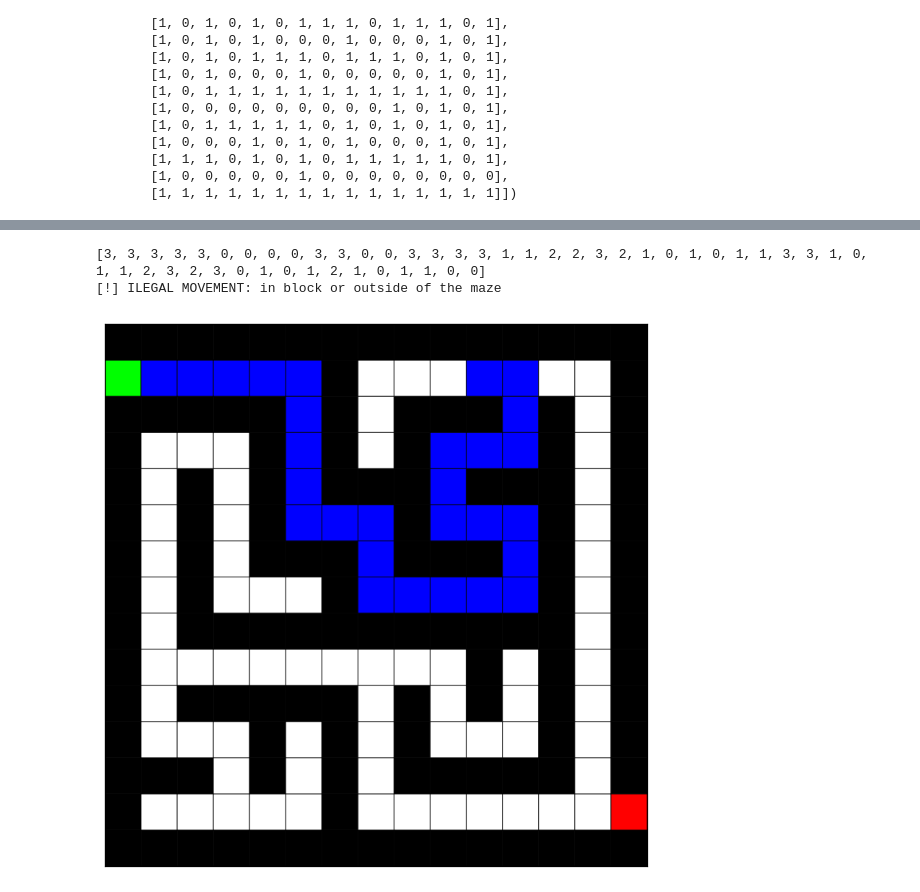
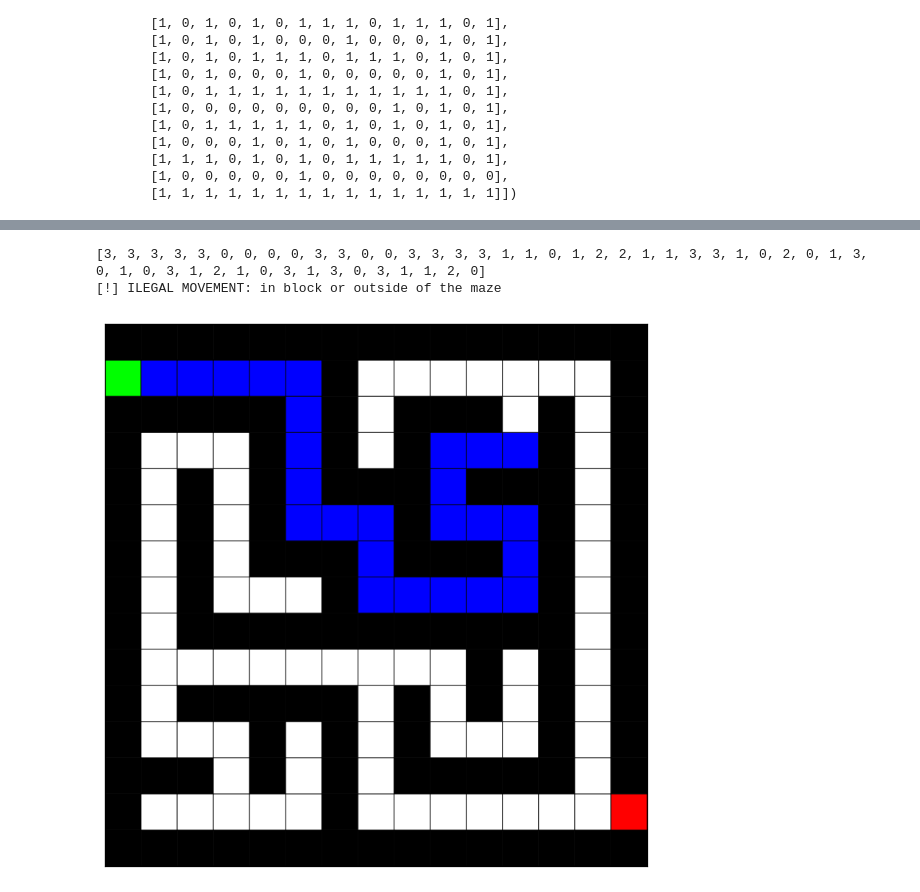
Before and after one commit to j4vierb/mos-labs, a Jupyter notebook: labs/lab6/entrega.ipynb, the cells around one changed output, grey strips where cells are left out. Drawn from its saved outputs; the diff is of its cells as text; code cells hidden in the pictures.

```diff
--- a/labs/lab6/entrega.ipynb
+++ b/labs/lab6/entrega.ipynb
@@ -73,7 +73,7 @@ def generate_population(size, genome_length):
           2: izquierda, 3: derecha).
     """
     population = []
-    c = {
+    opposite = {
         1: 0,
         0: 1,
         2: 3,
@@ -81,9 +81,12 @@ def generate_population(size, genome_length):
     }
     for _ in range(size):
         individual = [random.randint(0, 3) for _ in range(genome_length)]
+        # generates individuals without backtracking
         for i in range(1, len(individual)):
-            if individual[i-1] == c[individual[i]]:
-                if c[individual[i]] in [0, 1]:
+            gen = individual[i]
+            last_gen = individual[i-1]
+            if last_gen == opposite[gen]:
+                if opposite[gen] in [0, 1]:
                     individual[i] = random.randint(2,3)
                 else:
                     individual[i] = random.randint(0,1)
@@ -159,13 +167,13 @@ def reward(individual, maze, start, end):
 # %%
-def select(population, fitnesses):
-    num_items = math.ceil(len(population)*0.02)
+def select(population, fitnesses, elitism):
+    num_items = math.ceil(len(population)*elitism)
     elements = list(zip(population, fitnesses))
     sorted_population = sorted(elements, key=lambda x: x[1], reverse=True)
     return [sorted_population[i][0] for i in range(num_items)]
 # %%
 def crossover(parent1, parent2):
     genome_length = len(parent1)
-    crossover_point = random.randint(1, genome_length - 1)
+    crossover_point = math.ceil(genome_length * 0.55)
 
     child1 = parent1[:crossover_point] + parent2[crossover_point:]
     child2 = parent2[:crossover_point] + parent1[crossover_point:]
@@ -185,15 +193,23 @@ def mutate(individual, mutation_rate):
           Puede ser idéntico al original si no ocurren mutaciones.
     """
     genome_length = len(individual)
+    opposite = {
+        0: 1, 1: 0, 2: 3, 3: 2
+    }
 
     for i in range(genome_length):
-        if random.random() < mutation_rate:
-            new_gene = random.randint(0, 3)
-            individual[i] = new_gene
+        gen = individual[i]
+        # evit mutate with backtracking solutions
+        if random.random() <= mutation_rate:
+            if i > 0 and gen == opposite.get(individual[i-1]):
+                individual[i] = random.randint(2,3) if gen in [0, 1] else random.randint(0,1)
+            else:
+                individual[i] = random.randint(0, 3)
+
     return individual
 
 def get_10_best_fitnesses(population, maze, origin, goal):
     rewards = [reward(individual, maze, origin, goal) for individual in population]
     population_with_rewards = zip(population, rewards)
     sorted_population = sorted(population_with_rewards, key=lambda x: x[1], reverse=True)
-    return [rew for pop, rew in sorted_population][:10], [pop for pop, rew in sorted_population][:10]
+    return [rew for pop, rew in sorted_population][:5], [pop for pop, rew in sorted_population][:5]
@@ -307,5 +332,5 @@ Epoch 300
 # %%
-def display_maze_with_path(maze, individual=None, start=None, end=None, title_suffix=""):
+def display_maze_with_path(maze, individual, start, end):
   """
   Muestra el laberinto y opcionalmente superpone un camino de solución.
 
@@ -350,36 +375,36 @@ def display_maze_with_path(maze, individual=None, start=None, end=None, title_su
 
         if end is not None and (current_row, current_col) == end:
             print("[!] ILEGAL MOVEMENT: end reached")
             break
             #return
 
   path_cells_to_mark = [p for p in path_coords if p != start and p != end]
   for r, c in path_cells_to_mark:
       maze_display[r, c] = 2 # 2 representa el camino de la solución (azul)
 
   # Marcar el inicio con el valor 3 (verde lima)
   if start is not None and 0 <= start[0] < rows and 0 <= start[1] < cols:
       maze_display[start[0], start[1]] = 3
 
   # Marcar el fin con el valor 4 (rojo)
   if end is not None and 0 <= end[0] < rows and 0 <= end[1] < cols:
       maze_display[end[0], end[1]] = 4
 
   plt.figure(figsize=(8, 8))
   norm = plt.cm.colors.BoundaryNorm(np.arange(-0.5, 5.5, 1), cmap.N)
   plt.pcolor(maze_display[::-1], cmap=cmap, edgecolors='k', linewidths=0.5, norm=norm)
 
   plt.gca().set_aspect('equal')
   plt.xticks([])
   plt.yticks([])
   plt.show()
 
 print(best_solution)
-display_maze_with_path(maze, best_solution, origin, goal)
+display_maze_with_path(maze, pop[4], origin, goal)
 # %% [output]
-[3, 3, 3, 3, 3, 0, 0, 0, 0, 3, 3, 0, 0, 3, 3, 3, 3, 1, 1, 2, 2, 3, 2, 1, 0, 1, 0, 1, 1, 3, 3, 1, 0, 1, 1, 2, 3, 2, 3, 0, 1, 0, 1, 2, 1, 0, 1, 1, 0, 0]
+[3, 3, 3, 3, 3, 0, 0, 0, 0, 3, 3, 0, 0, 3, 3, 3, 3, 1, 1, 0, 1, 2, 2, 1, 1, 3, 3, 1, 0, 2, 0, 1, 3, 0, 1, 0, 3, 1, 2, 1, 0, 3, 1, 3, 0, 3, 1, 1, 2, 0]
 [!] ILEGAL MOVEMENT: in block or outside of the maze
-[figure, old version]
+[figure, new version]
 # %%
 # offspring = []
 # for i in range(0, (N - k) // 2):
```
Also changed, not shown: parts of 3 cells of this notebook.
